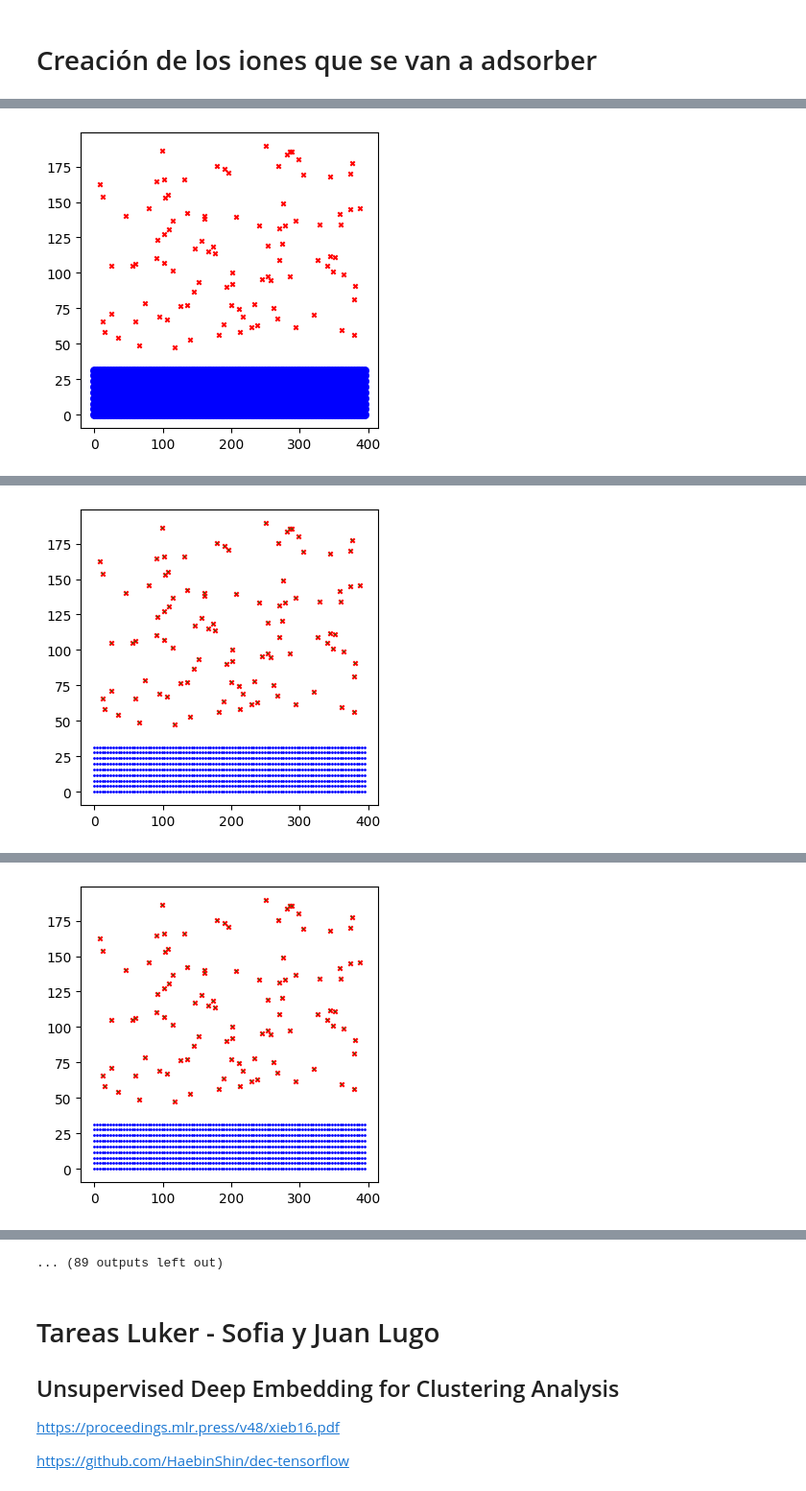
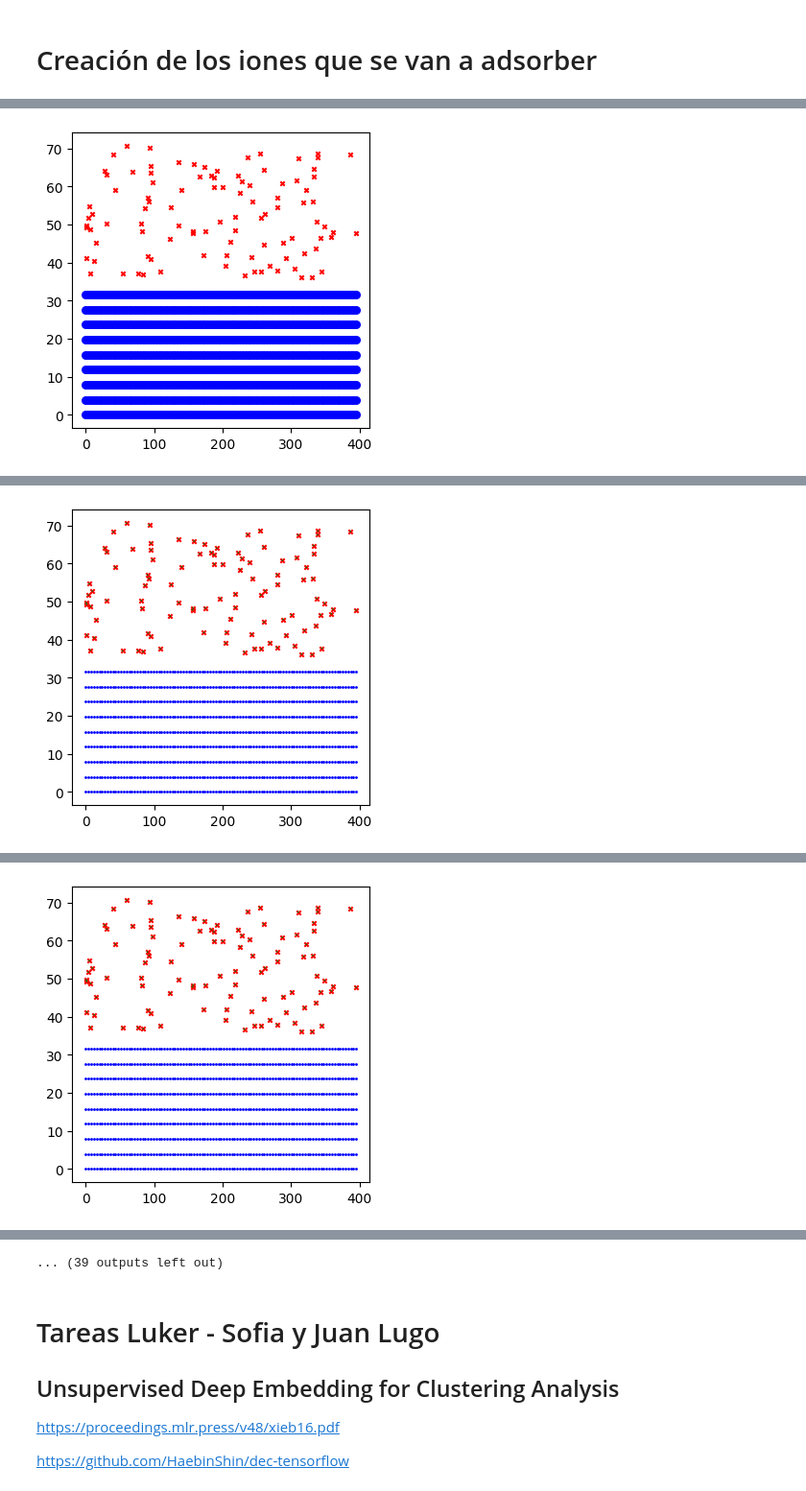
Before and after one commit to juansebastiangit/Inteligencia_artificial, a Jupyter notebook: Proyecto/Adsorcion en superficies basado en RIUS V 1.0 .ipynb, the cells around one changed output, grey strips where cells are left out. Shown at 96% size. Saved outputs shown, nothing was run; the diff lists cells and outputs as text; code cells hidden in the pictures.

```diff
--- a/Proyecto/Adsorcion en superficies basado en RIUS V 1.0 .ipynb
+++ b/Proyecto/Adsorcion en superficies basado en RIUS V 1.0 .ipynb
@@ -91,7 +91,7 @@ num_atomos_extra = 100  # Número de átomos extra que se colocarán al azar
 
 # Generar átomos adicionales en posiciones aleatorias por encima de la superficie
 x_extra = np.random.uniform(0, celdas_largo * a, num_atomos_extra)
-y_extra = np.random.uniform(celdas_alto * a + 2*a, celdas_alto * a + 20*a, num_atomos_extra)  # Y mayor que la parte más alta
+y_extra = np.random.uniform(celdas_alto * a + 0.5*a, celdas_alto * a + 5*a, num_atomos_extra)  # Y mayor que la parte más alta
 extra_positions = np.column_stack((x_extra, y_extra))  # Matriz con posiciones de átomos extra
 
 # Graficar las posiciones
@@ -140,14 +140,14 @@ def H_loss(Xh, Xt, epsilon=Epsilon, sigma=Sigma,lam_=1.0):
 
     # Calcular el potencial de Lennard-Jones para cada interacción
     lj_energy = lennard_jones_potential(r, epsilon, sigma)  # (num_iones, num_superficie)
-    reg_term = tf.reduce_mean(lj_energy/4*epsilon,axis=1)
+    reg_term = tf.reduce_sum(lj_energy/4*epsilon,axis=1)
     # Energía total para cada ion
     E_total = tf.reduce_sum(lj_energy, axis=1)  # Suma sobre los átomos de la superficie (num_iones)
 
     # Devolver la energía promedio del sistema
-    energy_avg = tf.reduce_mean(lam_*E_total+(1-lam_)*reg_term)  # Promedio sobre los iones (escalar)
+    energy_total = tf.reduce_mean(lam_*E_total+(1-lam_)*reg_term)  # Promedio sobre los iones (escalar)
 
-    return energy_avg
+    return energy_total
 # %%
 #tensorflow data
 Xh = tf.convert_to_tensor(extra_positions,dtype=tf.float32)
@@ -163,33 +163,33 @@ plt.figure(figsize=(4,4))
 plt.scatter(fcc_positions[:,0],fcc_positions[:,1],c = 'b',s=30)
 plt.scatter(Xh_[:,0],Xh_[:,1],c = 'r',s=10,marker='x')
 plt.show()
 # Custom training loop
 eta0 = 1e-1
 batch_size = 256
 epochs = 50
-decay_rate = 0.2
+decay_rate = 0.95
 
 for epoch in range(epochs):
     print(f'Epoch {epoch+1}/{epochs}')
     eta = exp_decay_lr(eta0, decay_rate=decay_rate, epoch=epoch)
     for x_batch in tf.data.Dataset.from_tensor_slices(Xt).shuffle(buffer_size=1024).batch(batch_size):
 
       with tf.GradientTape() as g:
         g.watch(Xh)
         H_loss_ = H_loss(Xh,x_batch,lam_)
       grad_ = g.gradient(H_loss_, Xh)
       Xh = Xh -eta*grad_
     print(f'Loss: {H_loss_.numpy()} MeanGrad: {tf.math.reduce_mean(grad_,axis=0).numpy()}')
 
     Xh_ =  Xh.numpy()
     gradN = -10*eta*grad_.numpy()
 
 
     plt.figure(figsize=(4,4))
     plt.scatter(fcc_positions[:,0],fcc_positions[:,1],c = 'b',s=1)
     plt.scatter(Xh_[:,0],Xh_[:,1],c = 'r',s=10,marker='x')
     plt.quiver(Xh_[:,0],Xh_[:,1], gradN[:,0], gradN[:,1], color='g', scale=1, scale_units='xy', angles='xy', label='Gradient Vectors')
     plt.show()
 # %% [output]
-[figure, old version]
+[figure, new version]
 Epoch 1/50
@@ -197,2 +197,2 @@ Loss: -2.7868934466823703e-06 MeanGrad: [3.4967762e-10 5.2556293e-09]
-[figure, old version]
+[figure, new version]
 Epoch 2/50
@@ -200,2 +200,2 @@ Loss: -2.590980329841841e-06 MeanGrad: [3.5067835e-10 5.0553592e-09]
-[figure, old version]
+[figure, new version]
 Epoch 3/50
@@ -212,4 +212,4 @@ Loss: -2.6067841645271983e-06 MeanGrad: [-1.5965215e-10  5.1477724e-09]
-... (89 outputs left out)
+... (39 outputs left out)
 # %% [markdown]
 # Tareas Luker - Sofia y Juan Lugo
 
```
Also changed, not shown: parts of 2 cells of this notebook.
